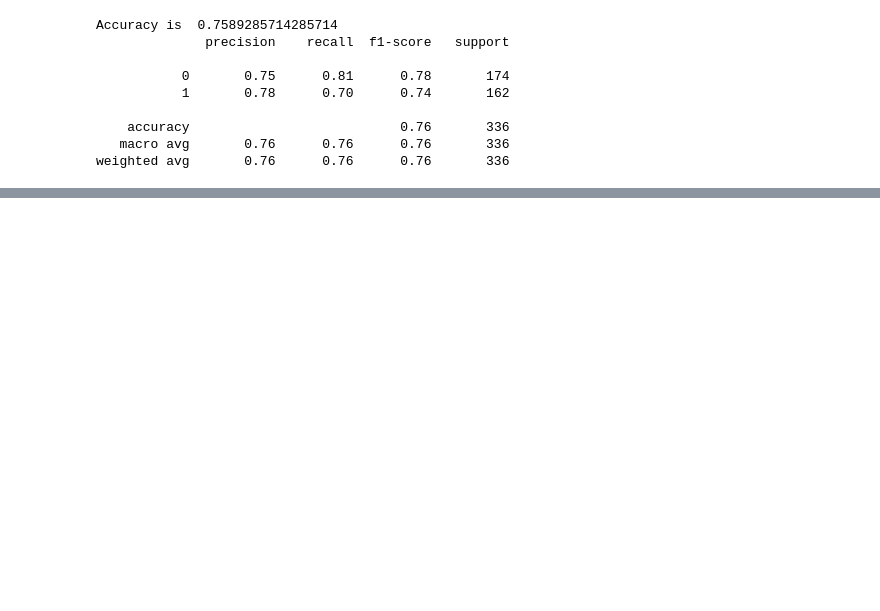
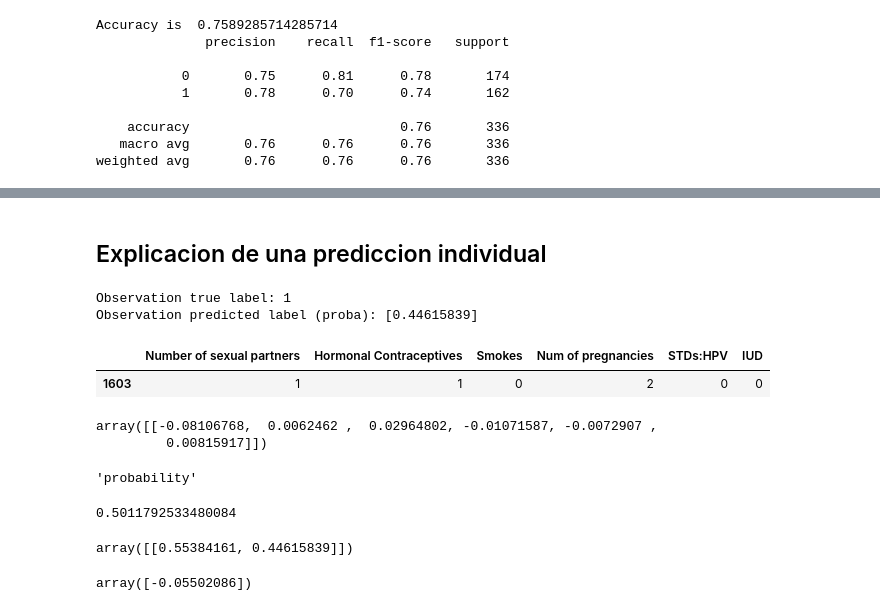
Before and after one commit to tozanni/hdw_interpretability, a Jupyter notebook: 03-Shap-Cervical-Cancer.ipynb, the cells around one changed output, grey strips where cells are left out. Cells and saved outputs as stored; diff of their text form; code cells hidden in the pictures; blank space fills up the shorter version.

```diff
--- a/03-Shap-Cervical-Cancer.ipynb
+++ b/03-Shap-Cervical-Cancer.ipynb
@@ -205,0 +150,39 @@ shap.dependence_plot("Number of sexual partners", shap_values[1], X)
+# %% [markdown]
+## Explicacion de una prediccion individual
+# %%
+i = 0
+#i = 4
+
+observation = X_test.iloc[[i]]
+print(f"Observation true label: {y_test.iloc[i]}")
+print(f"Observation predicted label (proba): {rf_model.predict_proba(observation)[:,1]}")
+observation
+# %% [output]
+Observation true label: 1
+Observation predicted label (proba): [0.44615839]
+|  | Number of sexual partners | Hormonal Contraceptives | Smokes | Num of pregnancies | STDs:HPV | IUD |
+| 1603 | 1 | 1 | 0 | 2 | 0 | 0 |
+# %%
+shap_values = explainer.shap_values(observation)
+shap_values[1]
+# %% [output]
+array([[-0.08106768,  0.0062462 ,  0.02964802, -0.01071587, -0.0072907 ,
+         0.00815917]])
+# %%
+# Que metrica nos esta devolviendo el modelo de explicacion?
+explainer.model.tree_output
+# %% [output]
+'probability'
+# %%
+explainer.expected_value[1]
+# %% [output]
+0.5011792533480084
+# %%
+rf_model.predict_proba(observation)
+# %% [output]
+array([[0.55384161, 0.44615839]])
+# %%
+# Calcular diferencia entre la prediccion del modelo y el valor esperado
+rf_model.predict_proba(observation)[:, 1] - explainer.expected_value[1]
+# %% [output]
+array([-0.05502086])
```
Also changed, not shown: parts of 14 cells of this notebook.
